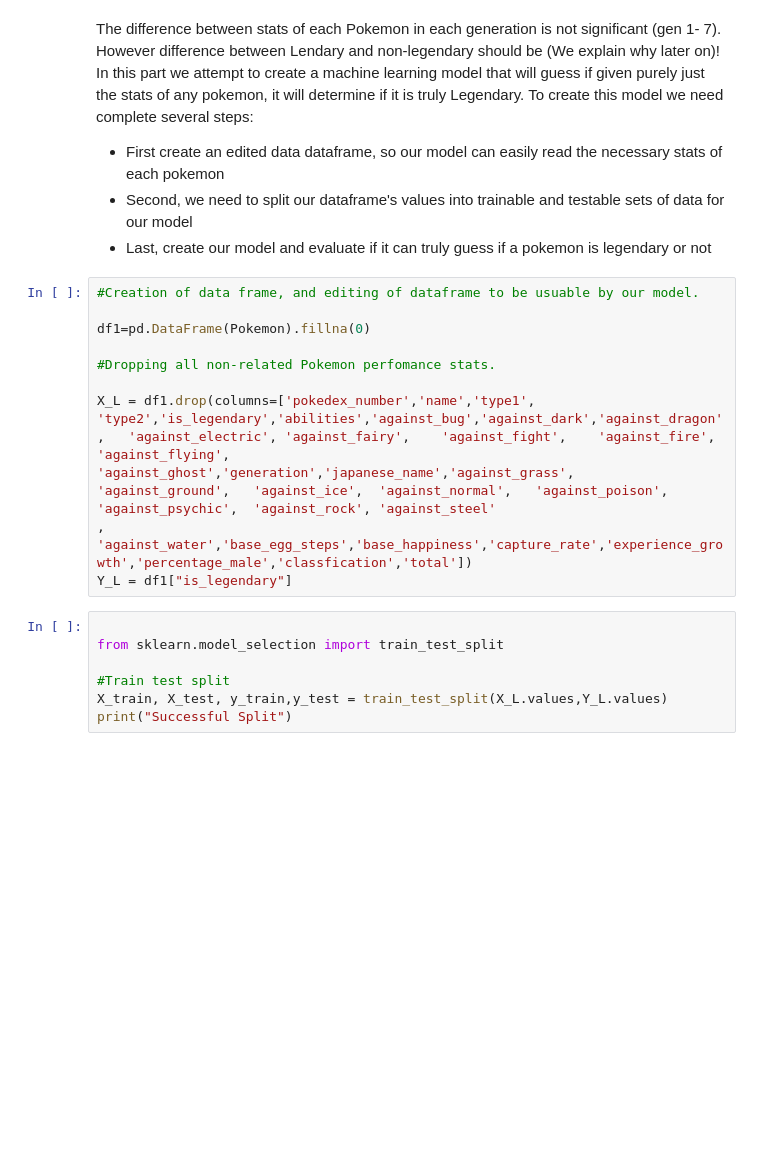
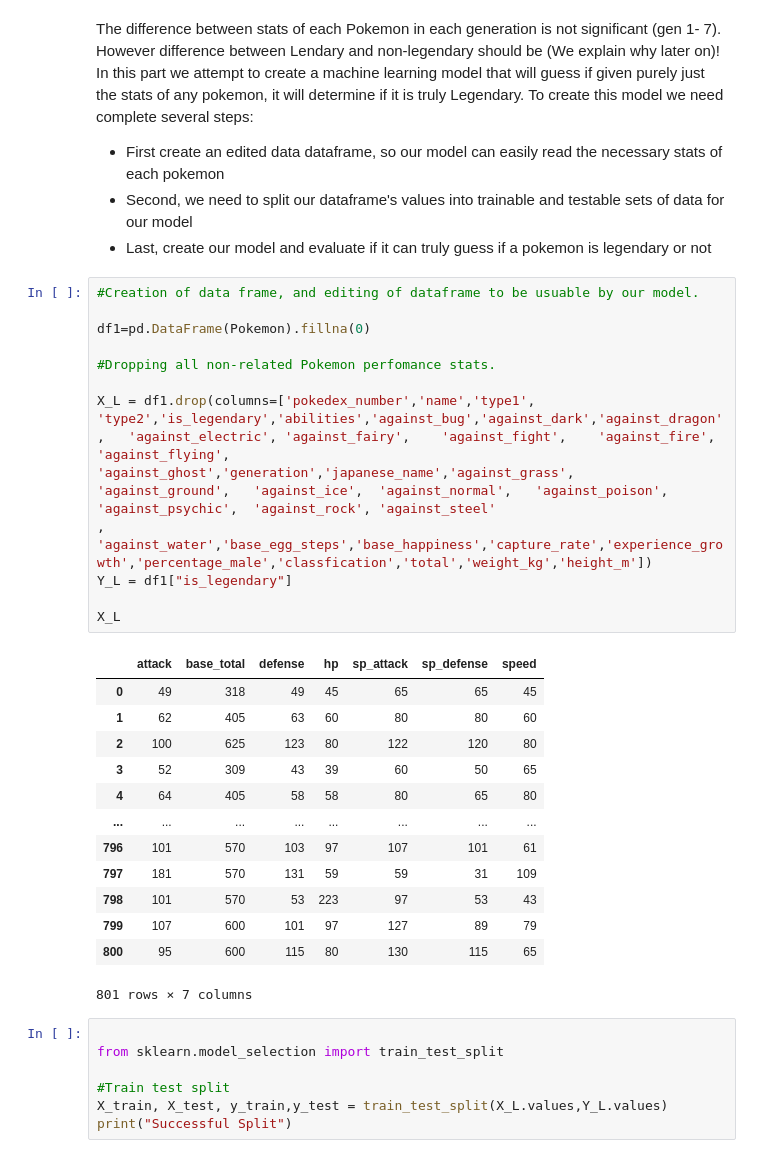
Before and after one commit to arhamnewaz/PokemonDataScienceProject, a Jupyter notebook: PokemonEcon .ipynb, the cells around one changed output. Cells and saved outputs as stored; diff of their text form; blank space fills up the shorter version.

```diff
--- a/PokemonEcon .ipynb
+++ b/PokemonEcon .ipynb
@@ -270,13 +313,29 @@ The difference between stats of each Pokemon in each generation is not significa
 # %%
 #Creation of data frame, and editing of dataframe to be usuable by our model.
 
 df1=pd.DataFrame(Pokemon).fillna(0)
 
 #Dropping all non-related Pokemon perfomance stats.
 
 X_L = df1.drop(columns=['pokedex_number','name','type1', 'type2','is_legendary','abilities','against_bug','against_dark','against_dragon',	'against_electric',	'against_fairy',	'against_fight',	'against_fire',	'against_flying',	'against_ghost','generation','japanese_name','against_grass',	'against_ground',	'against_ice',	'against_normal',	'against_poison',	'against_psychic',	'against_rock',	'against_steel'
-, 'against_water','base_egg_steps','base_happiness','capture_rate','experience_growth','percentage_male','classfication','total'])
+, 'against_water','base_egg_steps','base_happiness','capture_rate','experience_growth','percentage_male','classfication','total','weight_kg','height_m'])
 Y_L = df1["is_legendary"]
+
+X_L
+# %% [output]
+|  | attack | base_total | defense | hp | sp_attack | sp_defense | speed |
+| 0 | 49 | 318 | 49 | 45 | 65 | 65 | 45 |
+| 1 | 62 | 405 | 63 | 60 | 80 | 80 | 60 |
+| 2 | 100 | 625 | 123 | 80 | 122 | 120 | 80 |
+| 3 | 52 | 309 | 43 | 39 | 60 | 50 | 65 |
+| 4 | 64 | 405 | 58 | 58 | 80 | 65 | 80 |
+| ... | ... | ... | ... | ... | ... | ... | ... |
+| 796 | 101 | 570 | 103 | 97 | 107 | 101 | 61 |
+| 797 | 181 | 570 | 131 | 59 | 59 | 31 | 109 |
+| 798 | 101 | 570 | 53 | 223 | 97 | 53 | 43 |
+| 799 | 107 | 600 | 101 | 97 | 127 | 89 | 79 |
+| 800 | 95 | 600 | 115 | 80 | 130 | 115 | 65 |
+801 rows × 7 columns
 # %%
 
 from sklearn.model_selection import train_test_split
```
Also changed, not shown: parts of 11 cells of this notebook, 3 other files.
